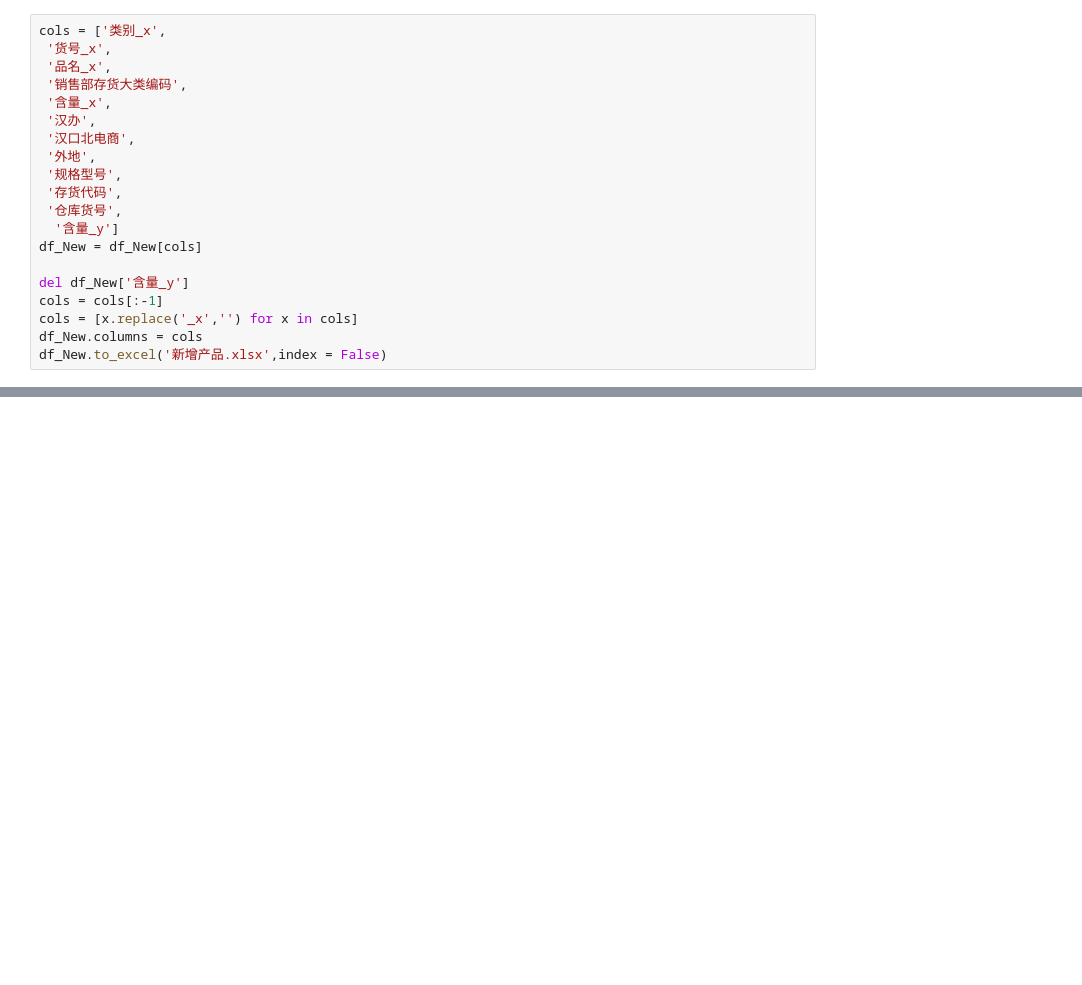
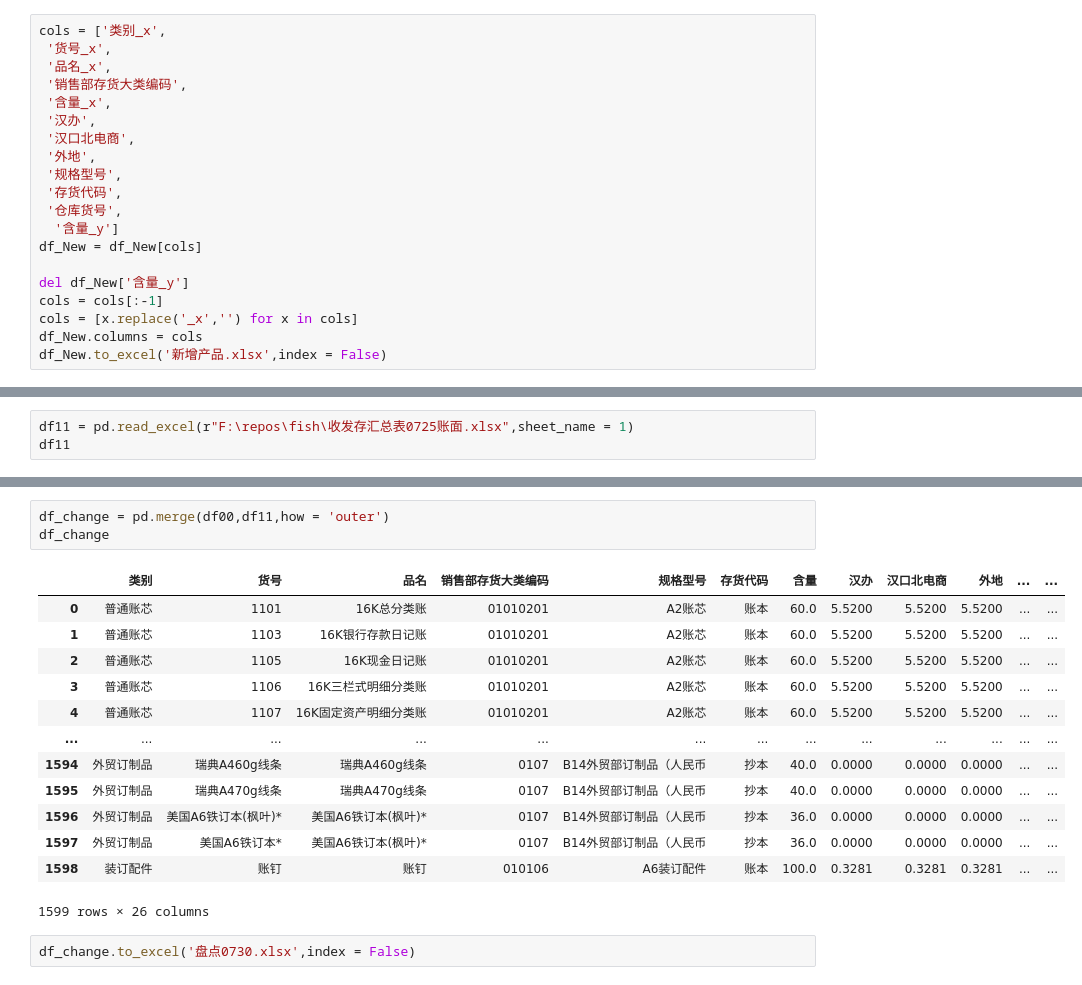
Before and after one commit to reddatetea/fish, a Jupyter notebook: TcloudChangkuXiaoshou.ipynb, the cells around one changed output, grey strips where cells are left out. Drawn from its saved outputs; the diff is of its cells as text; blank space fills up the shorter version.

```diff
--- a/TcloudChangkuXiaoshou.ipynb
+++ b/TcloudChangkuXiaoshou.ipynb
@@ -296,0 +321,3 @@ df_New.to_excel('新增产品.xlsx',index = False)
+# %%
+df11 = pd.read_excel(r"F:\repos\fish\收发存汇总表0725账面.xlsx",sheet_name = 1)
+df11
@@ -296,0 +338,19 @@ df_New.to_excel('新增产品.xlsx',index = False)
+# %%
+df_change = pd.merge(df00,df11,how = 'outer')
+df_change
+# %% [output]
+|  | 类别 | 货号 | 品名 | 销售部存货大类编码 | 规格型号 | 存货代码 | 含量 | 汉办 | 汉口北电商 | 外地 | ... | ... |
+| 0 | 普通账芯 | 1101 | 16K总分类账 | 01010201 | A2账芯 | 账本 | 60.0 | 5.5200 | 5.5200 | 5.5200 | ... | ... |
+| 1 | 普通账芯 | 1103 | 16K银行存款日记账 | 01010201 | A2账芯 | 账本 | 60.0 | 5.5200 | 5.5200 | 5.5200 | ... | ... |
+| 2 | 普通账芯 | 1105 | 16K现金日记账 | 01010201 | A2账芯 | 账本 | 60.0 | 5.5200 | 5.5200 | 5.5200 | ... | ... |
+| 3 | 普通账芯 | 1106 | 16K三栏式明细分类账 | 01010201 | A2账芯 | 账本 | 60.0 | 5.5200 | 5.5200 | 5.5200 | ... | ... |
+| 4 | 普通账芯 | 1107 | 16K固定资产明细分类账 | 01010201 | A2账芯 | 账本 | 60.0 | 5.5200 | 5.5200 | 5.5200 | ... | ... |
+| ... | ... | ... | ... | ... | ... | ... | ... | ... | ... | ... | ... | ... |
+| 1594 | 外贸订制品 | 瑞典A460g线条 | 瑞典A460g线条 | 0107 | B14外贸部订制品（人民币 | 抄本 | 40.0 | 0.0000 | 0.0000 | 0.0000 | ... | ... |
+| 1595 | 外贸订制品 | 瑞典A470g线条 | 瑞典A470g线条 | 0107 | B14外贸部订制品（人民币 | 抄本 | 40.0 | 0.0000 | 0.0000 | 0.0000 | ... | ... |
+| 1596 | 外贸订制品 | 美国A6铁订本(枫叶)* | 美国A6铁订本(枫叶)* | 0107 | B14外贸部订制品（人民币 | 抄本 | 36.0 | 0.0000 | 0.0000 | 0.0000 | ... | ... |
+| 1597 | 外贸订制品 | 美国A6铁订本* | 美国A6铁订本(枫叶)* | 0107 | B14外贸部订制品（人民币 | 抄本 | 36.0 | 0.0000 | 0.0000 | 0.0000 | ... | ... |
+| 1598 | 装订配件 | 账钉 | 账钉 | 010106 | A6装订配件 | 账本 | 100.0 | 0.3281 | 0.3281 | 0.3281 | ... | ... |
+1599 rows × 26 columns
+# %%
+df_change.to_excel('盘点0730.xlsx',index = False)
```
Also changed, not shown: parts of 6 cells of this notebook, 18 other files.
